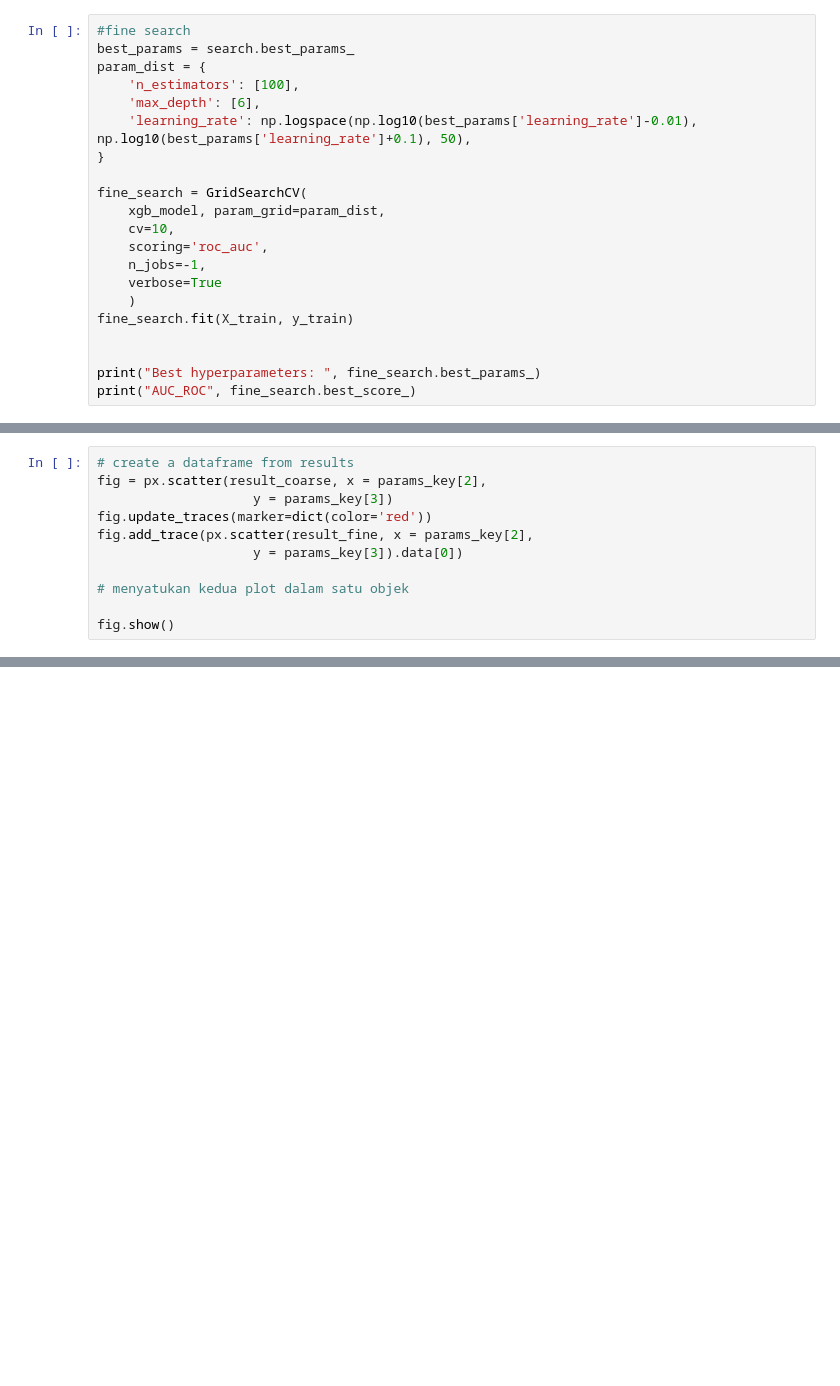
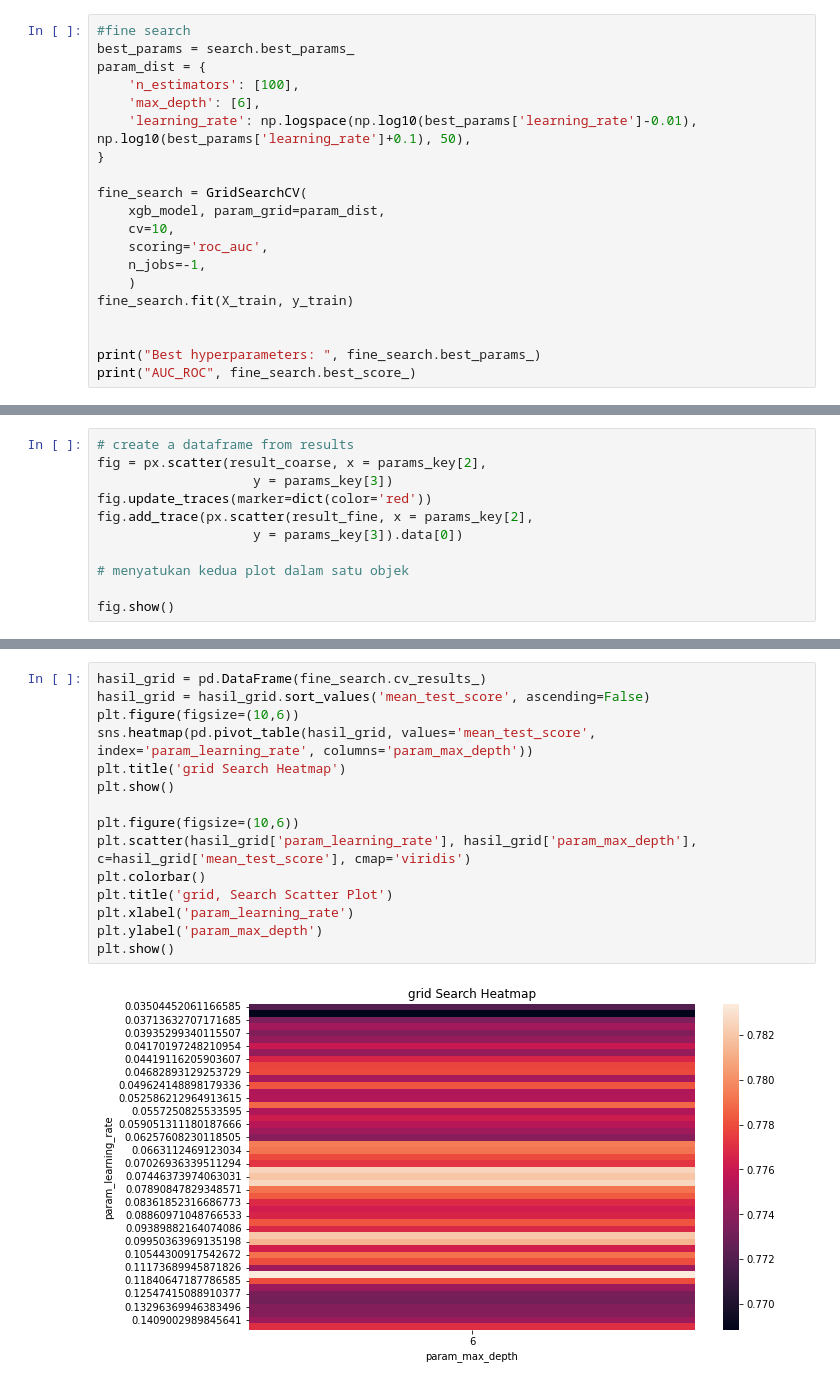
Before and after one commit to el-thobhy/rainfall-prediction, a Jupyter notebook: test_code_bmkg.ipynb, the cells around one changed output, grey strips where cells are left out. Saved outputs shown, nothing was run; the diff lists cells and outputs as text; blank space fills up the shorter version.

```diff
--- a/test_code_bmkg.ipynb
+++ b/test_code_bmkg.ipynb
@@ -389,7 +391,6 @@ fine_search = GridSearchCV(
     cv=10,
     scoring='roc_auc',
     n_jobs=-1,
-    verbose=True
     )
 fine_search.fit(X_train, y_train)
 
@@ -546,0 +567,17 @@ fig.show()
+# %%
+hasil_grid = pd.DataFrame(fine_search.cv_results_)
+hasil_grid = hasil_grid.sort_values('mean_test_score', ascending=False)
+plt.figure(figsize=(10,6))
+sns.heatmap(pd.pivot_table(hasil_grid, values='mean_test_score', index='param_learning_rate', columns='param_max_depth'))
+plt.title('grid Search Heatmap')
+plt.show()
+
+plt.figure(figsize=(10,6))
+plt.scatter(hasil_grid['param_learning_rate'], hasil_grid['param_max_depth'], c=hasil_grid['mean_test_score'], cmap='viridis')
+plt.colorbar()
+plt.title('grid, Search Scatter Plot')
+plt.xlabel('param_learning_rate')
+plt.ylabel('param_max_depth')
+plt.show()
+# %% [output]
+[figure, added]
```
Also changed, not shown: parts of 10 cells of this notebook, 3 other files.
